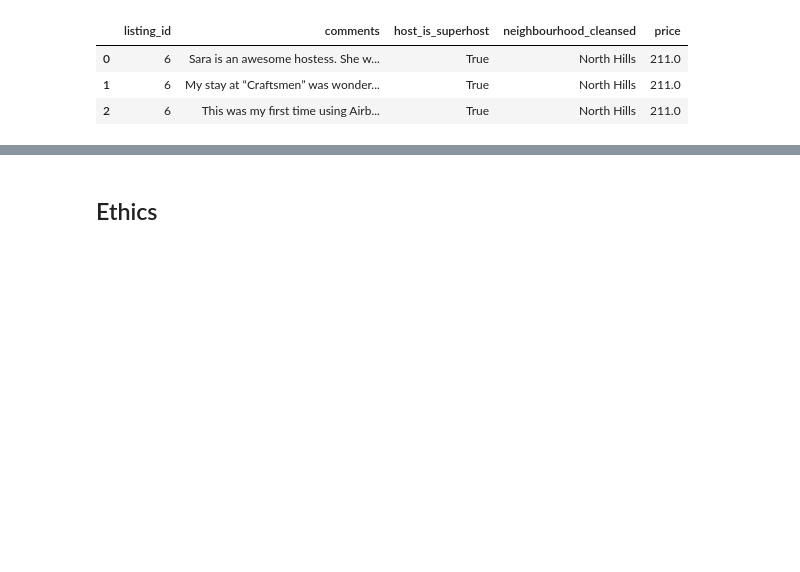
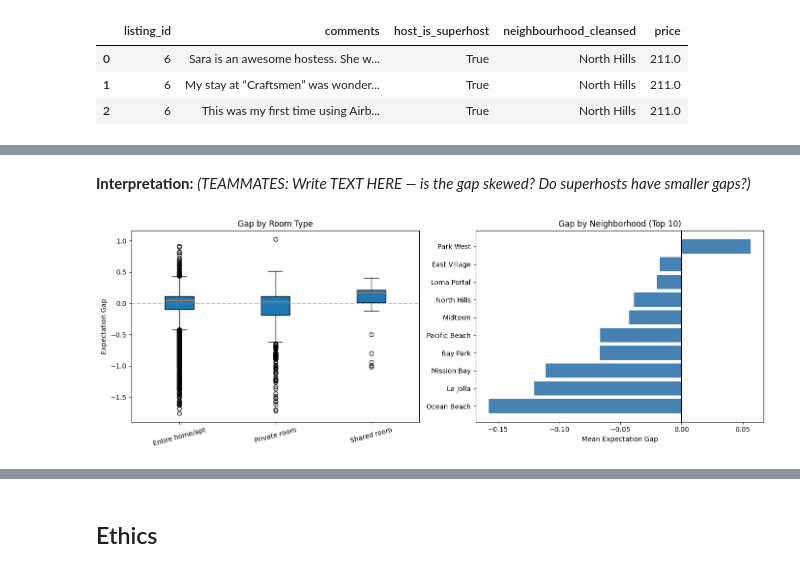
Before and after one commit to COGS108/Group113_WI26, a Jupyter notebook: 02-EDACheckpoint.ipynb, the cells around one changed output, grey strips where cells are left out. Saved outputs shown, nothing was run; the diff lists cells and outputs as text; code cells hidden in the pictures; blank space fills up the shorter version.

```diff
--- a/02-EDACheckpoint.ipynb
+++ b/02-EDACheckpoint.ipynb
@@ -769,0 +792,27 @@ Some more words and stuff.  Remember notebooks work best if you interleave the c
+# %% [markdown]
+**Interpretation:** *(TEAMMATES: Write TEXT HERE  — is the gap skewed? Do superhosts have smaller gaps?)*
+# %%
+# Plot 2: Gap by room type + top 10 neighborhoods
+fig, axes = plt.subplots(1, 2, figsize=(14, 5))
+
+# Room type
+room_types = listings_gap['room_type'].value_counts()
+valid = room_types[room_types > 20].index
+room_data = [listings_gap[listings_gap['room_type']==rt]['expectation_gap'].dropna() for rt in valid]
+axes[0].boxplot(room_data, labels=valid, patch_artist=True)
+axes[0].axhline(0, color='gray', linestyle='--', alpha=0.5)
+axes[0].set(ylabel='Expectation Gap', title='Gap by Room Type')
+axes[0].tick_params(axis='x', rotation=15)
+
+# Top 10 neighborhoods
+top10 = listings_gap['neighbourhood_cleansed'].value_counts().head(10).index
+gap_by_hood = (listings_gap[listings_gap['neighbourhood_cleansed'].isin(top10)]
+               .groupby('neighbourhood_cleansed')['expectation_gap'].mean().sort_values())
+axes[1].barh(gap_by_hood.index, gap_by_hood.values, color='steelblue')
+axes[1].axvline(0, color='black', linestyle='-')
+axes[1].set(xlabel='Mean Expectation Gap', title='Gap by Neighborhood (Top 10)')
+
+plt.tight_layout()
+plt.show()
+# %% [output]
+[figure, added]
```
Also changed, not shown: parts of 22 cells of this notebook, 2 other files.
